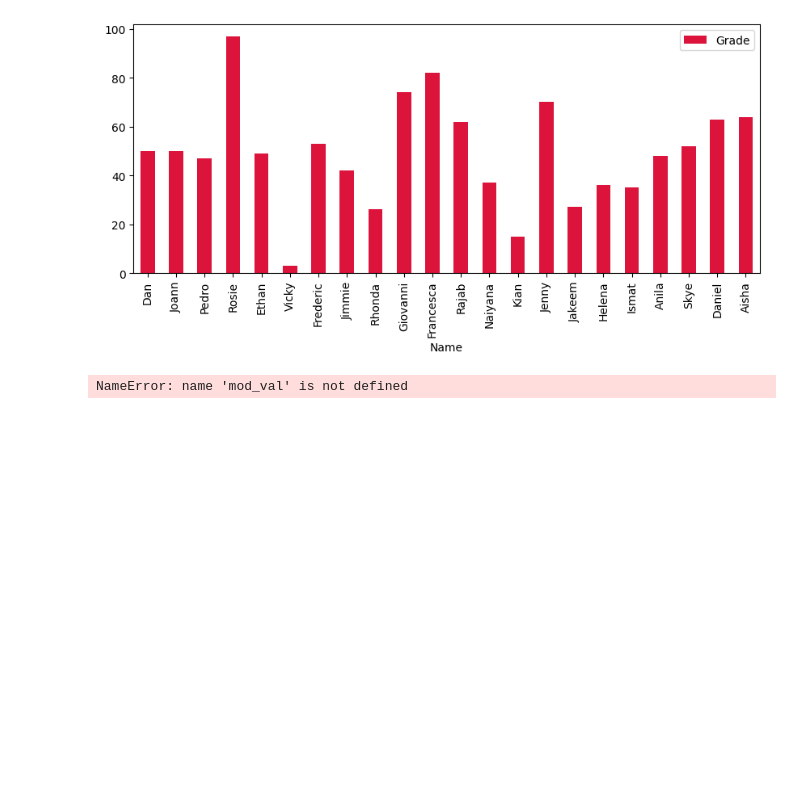
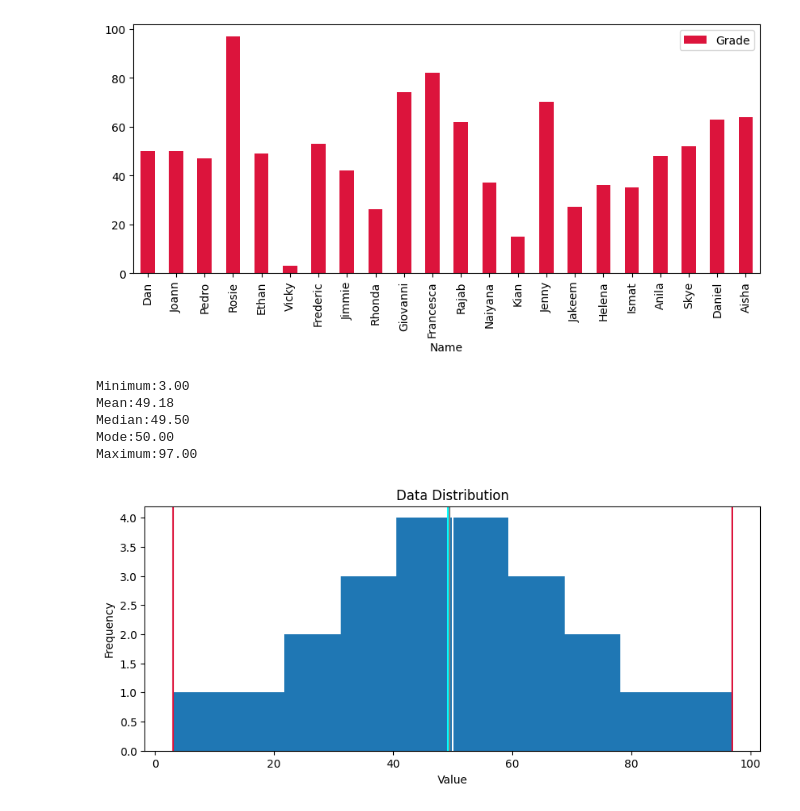
Before and after one commit to enoren5/explore-data, a Jupyter notebook: grades.ipynb, the cells around one changed output. Saved outputs shown, nothing was run; the diff lists cells and outputs as text; code cells hidden in the pictures; blank space fills up the shorter version.

```diff
--- a/grades.ipynb
+++ b/grades.ipynb
@@ -61,20 +61,32 @@ df_students.plot.bar(x="Name", y='Grade', figsize=(10,4), color="crimson")
 # %%
 min_val = df_students.Grade.min()
 max_val = df_students.Grade.max()
 mean_val = df_students.Grade.mean()
 med_val = df_students.Grade.median()
 mod_val = df_students.Grade.mode()[0]
 print('Minimum:{:.2f}\nMean:{:.2f}\nMedian:{:.2f}\nMode:{:.2f}\nMaximum:{:.2f}\n'.format(min_val,
                                                                                         mean_val,
                                                                                         med_val,
                                                                                         mod_val,
                                                                                         max_val))
 grades = df_students.Grade
 fig = plt.figure(figsize=(10,4))
 plt.hist(grades)
+plt.axvline(x=min_val, color="crimson")
+
+plt.axvline(x=max_val, color="crimson")
+plt.axvline(x=mean_val, color="cyan")
+plt.axvline(x=med_val, color="gray")
+plt.axvline(x=mod_val, color="white")
+
 plt.title("Data Distribution")
 plt.xlabel("Value")
 plt.ylabel("Frequency")
 fig.show()
 # %% [output]
-NameError: name 'mod_val' is not defined
+Minimum:3.00
+Mean:49.18
+Median:49.50
+Mode:50.00
+Maximum:97.00
+[figure, added]
```
Also changed, not shown: parts of 2 cells of this notebook, 7 other files.
